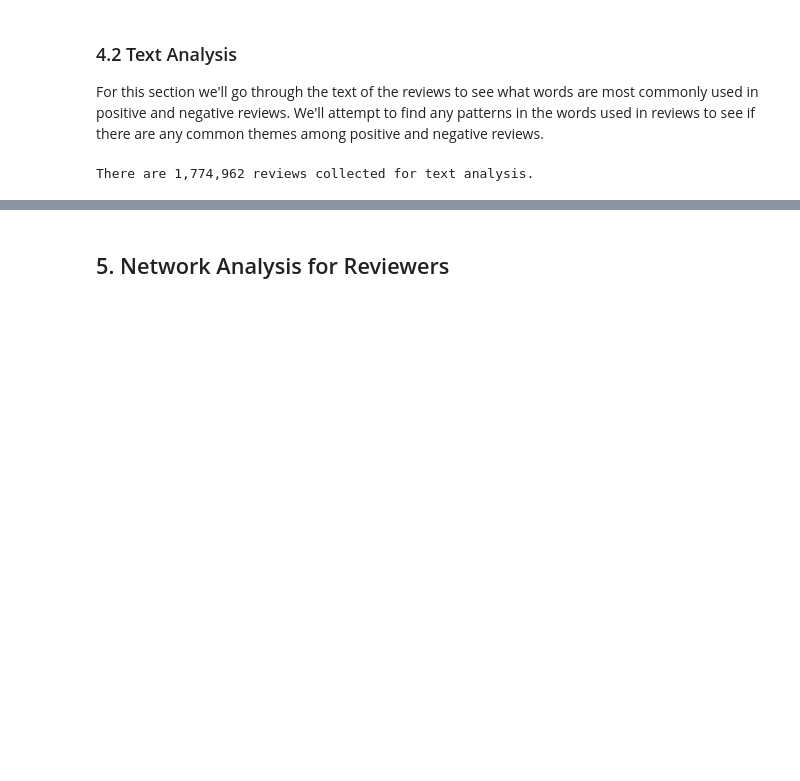
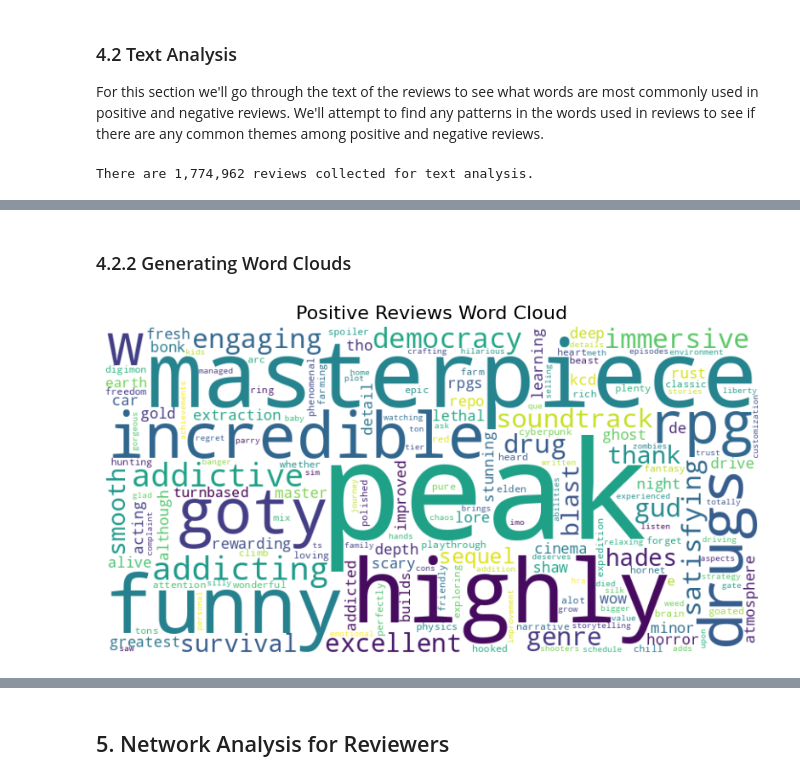
Before and after one commit to naomibuell/DATA620, a Jupyter notebook: final_project/final_project.ipynb, the cells around one changed output, grey strips where cells are left out. Drawn from its saved outputs; the diff is of its cells as text; code cells hidden in the pictures; blank space fills up the shorter version.

Commit message:
added word clouds for positive and negative reviews after filtering out common words

```diff
--- a/final_project/final_project.ipynb
+++ b/final_project/final_project.ipynb
@@ -587,0 +569,22 @@ axes[1].axis('off')
+# %%
+# # Calculate document frequency for positive reviews
+positive_reviews_dict = {}
+for word in positive_reviews:
+    if word in positive_reviews_dict:
+        positive_reviews_dict[word] += 1
+    else:
+        positive_reviews_dict[word] = 1
+
+pos_df = pd.DataFrame.from_dict(positive_reviews_dict, orient='index', columns=['doc_frequency'])
+pos_df = pos_df.sort_values(by='doc_frequency', ascending=False)
+
+# Calculate document frequency for negative reviews
+negative_reviews_dict = {}
+for word in negative_reviews:
+    if word in negative_reviews_dict:
+        negative_reviews_dict[word] += 1
+    else:
+        negative_reviews_dict[word] = 1
+
+neg_df = pd.DataFrame.from_dict(negative_reviews_dict, orient='index', columns=['doc_frequency'])
+neg_df = neg_df.sort_values(by='doc_frequency', ascending=False)
@@ -587,0 +615,25 @@ axes[1].axis('off')
+# %% [markdown]
+### 4.2.2 Generating Word Clouds
+# %%
+# Removing common words in the top 1000 across both positive and negative reviews
+filtered_pos_df = pos_df[~pos_df.index.isin(neg_df.head(1000).index)]
+filtered_neg_df = neg_df[~neg_df.index.isin(pos_df.head(1000).index)]
+# %%
+# Configuration settings
+wc_config = dict(
+    width=800,
+    height=400,
+    background_color='white',
+    min_font_size=10
+)
+
+# Generate the word cloud directly from the frequency dictionary
+wordcloud = WordCloud(**wc_config).generate_from_frequencies(filtered_pos_df.to_dict()['doc_frequency'])
+
+plt.figure(figsize=(10, 5))
+plt.imshow(wordcloud, interpolation='bilinear')
+plt.title('Positive Reviews Word Cloud', fontsize=16)
+plt.axis('off')
+plt.show()
+# %% [output]
+[figure, added]
```
Also changed, not shown: parts of 9 cells of this notebook.
